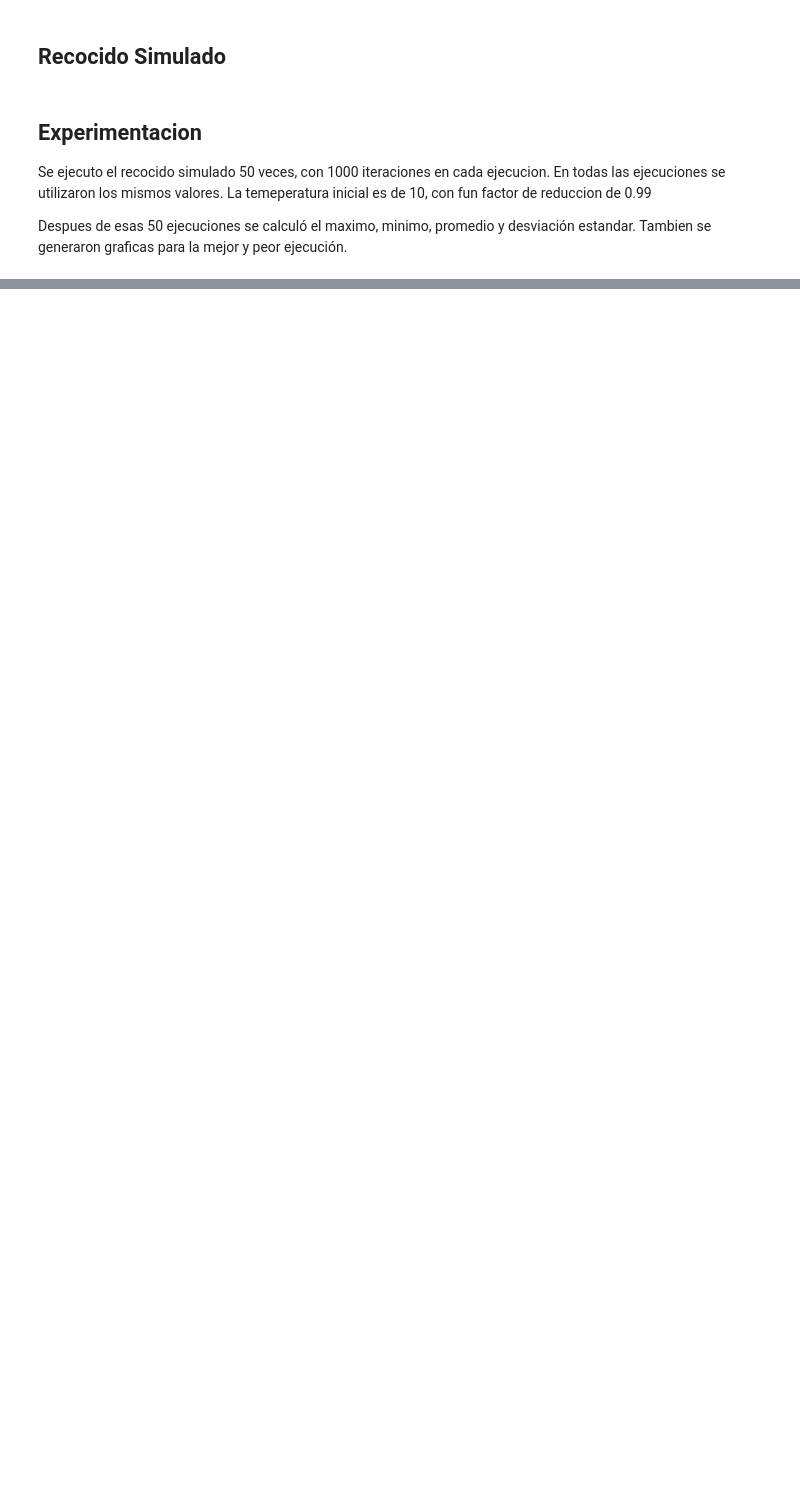
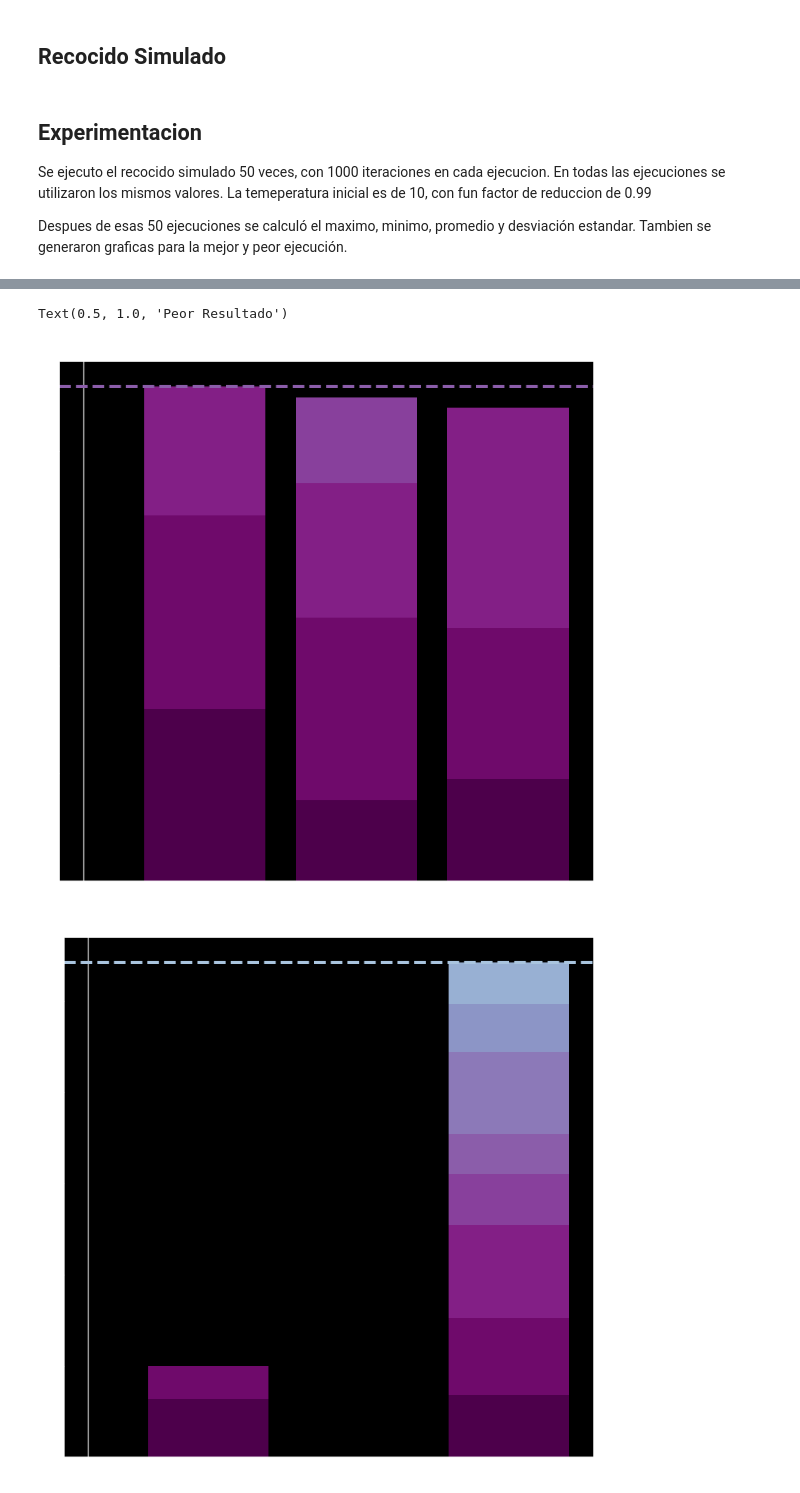
Before and after one commit to jmcsuite/Proyecto2_Optimizacion, a Jupyter notebook: Proyecto2.ipynb, the cells around one changed output, grey strips where cells are left out. Drawn from its saved outputs; the diff is of its cells as text; code cells hidden in the pictures; blank space fills up the shorter version.

```diff
--- a/Proyecto2.ipynb
+++ b/Proyecto2.ipynb
@@ -492,0 +671,33 @@ Text(0.5, 1.0, 'Movimiento intermedio 4ta ejecucion')
+# %%
+# Analizar ejecuciones
+indiceMinimo = 0
+valorMinimo = funcionObjetivo(resultados[0][0], tiemposProcesamiento, tiemposAjuste)
+indiceMaximo = 0
+valorMaximo = 0
+promedio = 0
+varianza = 0
+
+# Calular minimo, maximo y promedio
+for i ,(ans, inter) in enumerate(resultados):
+    if(funcionObjetivo(ans, tiemposProcesamiento, tiemposAjuste) < valorMinimo):
+        indiceMinimo = i
+        valorMinimo = funcionObjetivo(ans, tiemposProcesamiento, tiemposAjuste)
+    if(funcionObjetivo(ans, tiemposProcesamiento, tiemposAjuste) > valorMaximo):
+        indiceMaximo = i
+        valorMaximo = funcionObjetivo(ans, tiemposProcesamiento, tiemposAjuste)
+    promedio += funcionObjetivo(ans, tiemposProcesamiento, tiemposAjuste)
+
+promedio /= ejecuciones
+
+# Calcular varianza
+for i ,(ans, inter) in enumerate(resultados):
+    varianza += (funcionObjetivo(ans, tiemposProcesamiento, tiemposAjuste) - promedio)**2
+
+varianza /= ejecuciones
+
+desviacion = np.sqrt(varianza)
+
+print("Minimo:", valorMinimo, sep = '\t\t\t')
+print("Maximo:", valorMaximo, sep = '\t\t\t')
+print("Promedio:", promedio, sep = '\t\t')
+print("Desviación estandar:", desviacion, sep = '\t')
@@ -492,0 +709,13 @@ Text(0.5, 1.0, 'Movimiento intermedio 4ta ejecucion')
+# %%
+#Visualizar peor y mejor solucion
+minimoGrafica = setup_graphs()
+imprimirSolucion(resultados[indiceMinimo][0], tiemposProcesamiento, tiemposAjuste, minimoGrafica)
+minimoGrafica.set_title("Mejor Resultado", size = 20, c = (1,1,1))
+
+maximoGrafica = setup_graphs()
+imprimirSolucion(resultados[indiceMaximo][0], tiemposProcesamiento, tiemposAjuste, maximoGrafica)
+maximoGrafica.set_title("Peor Resultado", size = 20, c = (1,1,1))
+# %% [output]
+Text(0.5, 1.0, 'Peor Resultado')
+[figure, added]
+[figure, added]
```
Also changed, not shown: parts of 27 cells of this notebook, 2 other files.
